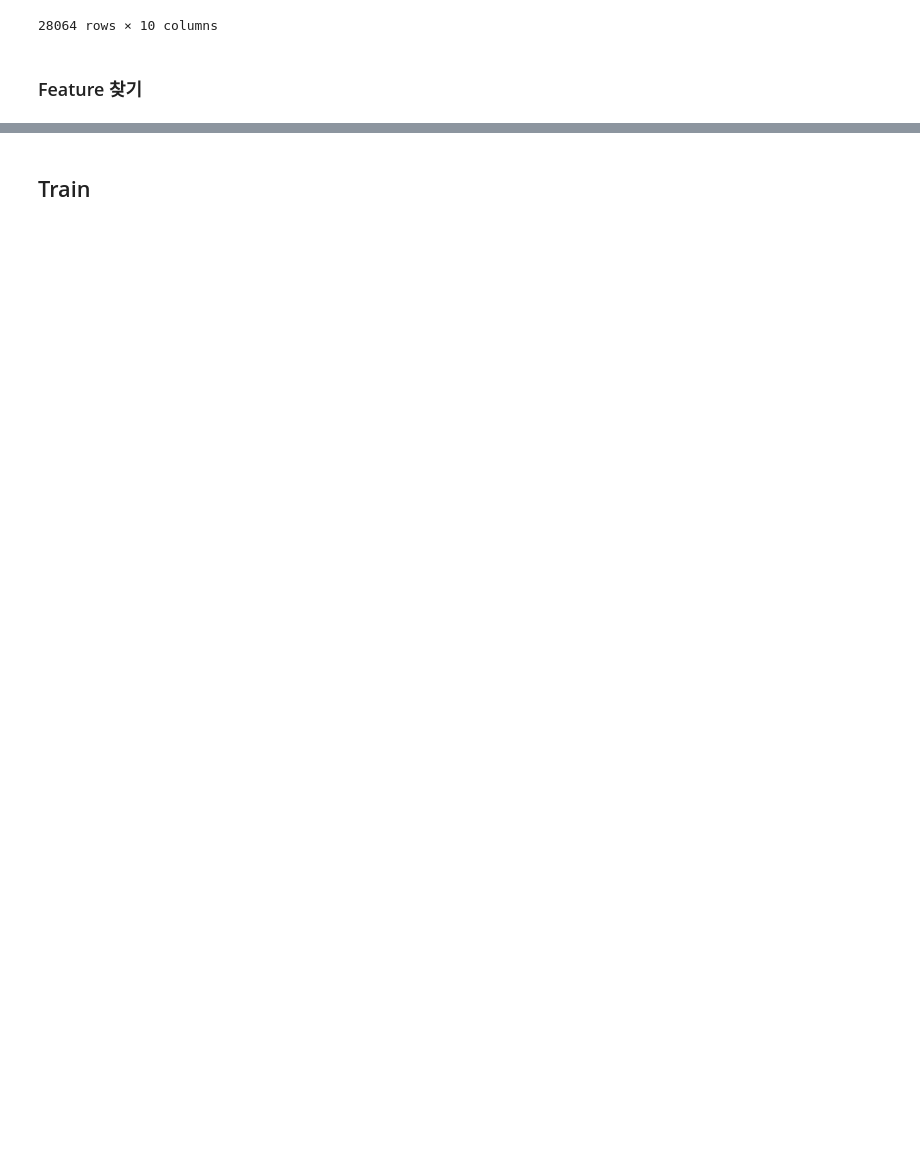
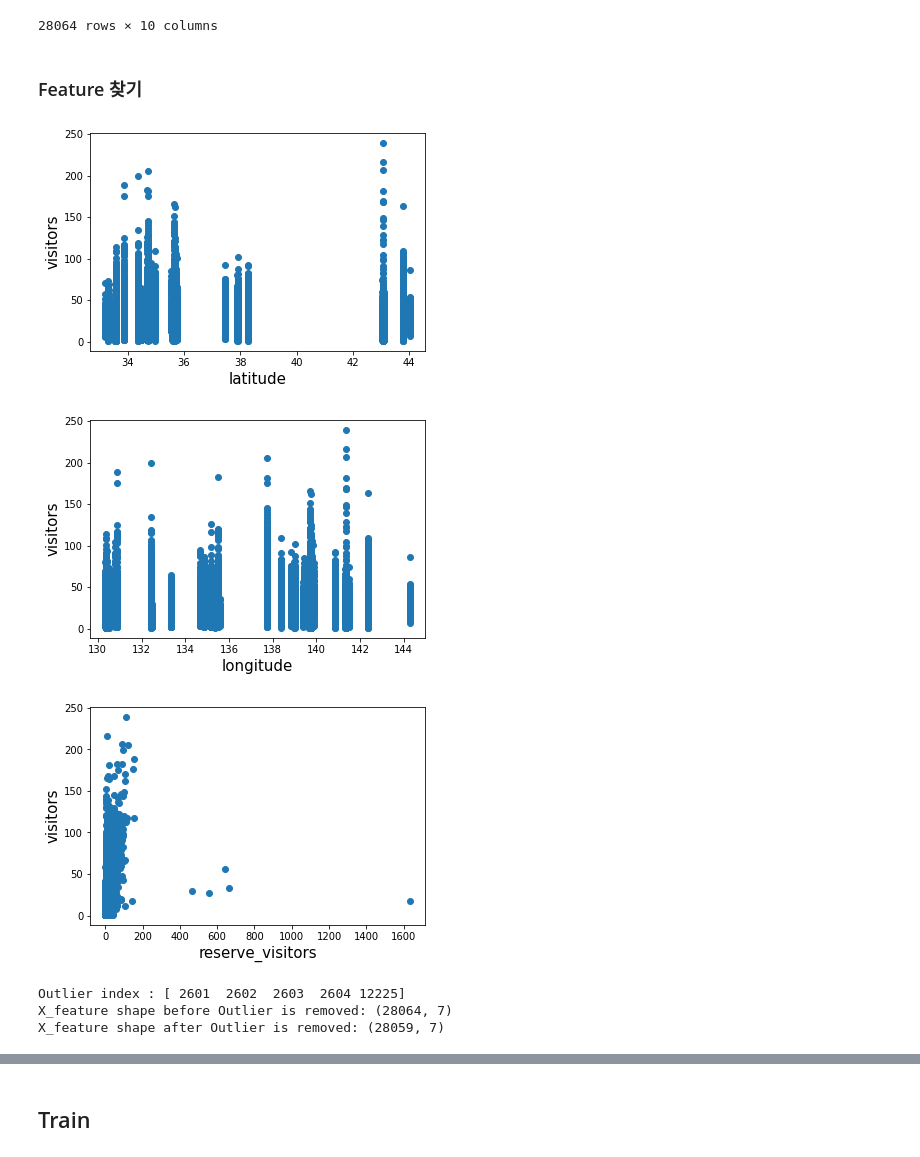
Before and after one commit to dlgur1994/Hackerthon1_Aiffel, a Jupyter notebook: Hyuk/Hackerthon1.ipynb, the cells around one changed output, grey strips where cells are left out. Drawn from its saved outputs; the diff is of its cells as text; code cells hidden in the pictures; blank space fills up the shorter version.

```diff
--- a/Hyuk/Hackerthon1.ipynb
+++ b/Hyuk/Hackerthon1.ipynb
@@ -370,3 +381,39 @@ final_df
 28064 rows × 10 columns
 # %% [markdown]
 ### Feature 찾기
+# %%
+# file load
+file_df = final_df.copy()
+target_name = 'visitors'
+no_need_features = ['air_store_id', 'visit_date']
+category_features = ['genre', 'area_name', 'day_of_week', 'holiday_flg']
+# %%
+# arrange X and y
+file_df.drop(no_need_features, axis=1, inplace=True)
+y_target = file_df[target_name]
+X_features = file_df.drop([target_name],axis=1,inplace=False)
+# %%
+# visualize data to find outliers
+for feature in X_features.drop(category_features, axis=1, inplace=False):
+    plt.scatter(x = file_df[feature], y = y_target)
+    plt.ylabel(target_name, fontsize=15)
+    plt.xlabel(feature, fontsize=15)
+    plt.show()
+# %% [output]
+[figure, added]
+[figure, added]
+[figure, added]
+# %%
+# remove outlier
+outlier_name = 'reserve_visitors'
+cond1 = file_df[outlier_name] > 400
+outlier_index = X_features[cond1].index
+print('Outlier index :', outlier_index.values)
+print('X_feature shape before Outlier is removed:', X_features.shape)
+X_features.drop(outlier_index , axis=0, inplace=True)
+y_target.drop(outlier_index, axis=0, inplace=True)
+print('X_feature shape after Outlier is removed:', X_features.shape)
+# %% [output]
+Outlier index : [ 2601  2602  2603  2604 12225]
+X_feature shape before Outlier is removed: (28064, 7)
+X_feature shape after Outlier is removed: (28059, 7)
```
Also changed, not shown: parts of 23 cells of this notebook.
